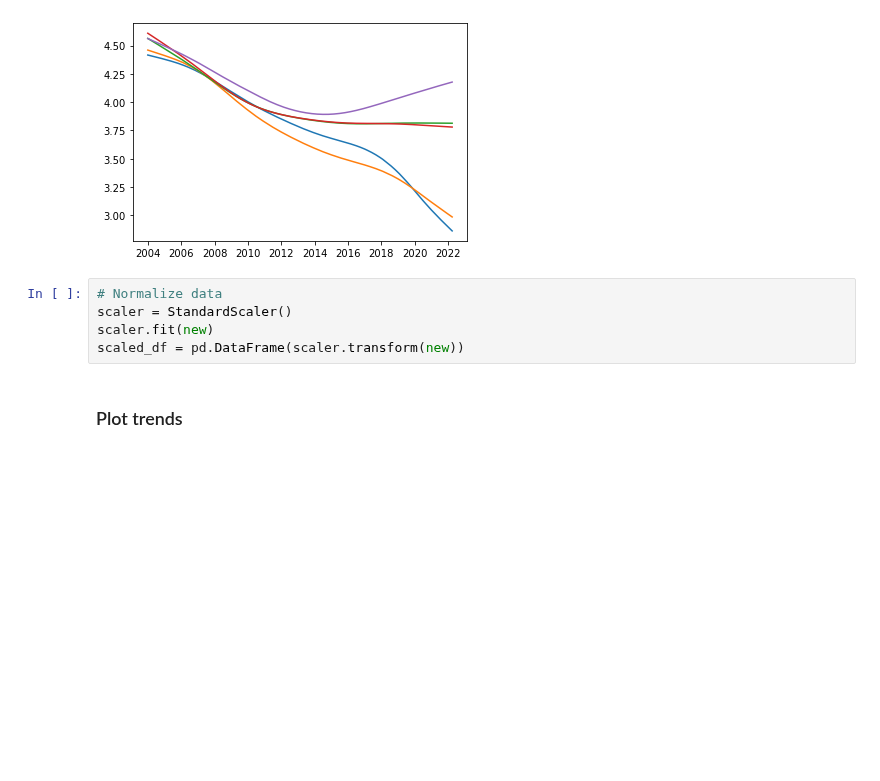
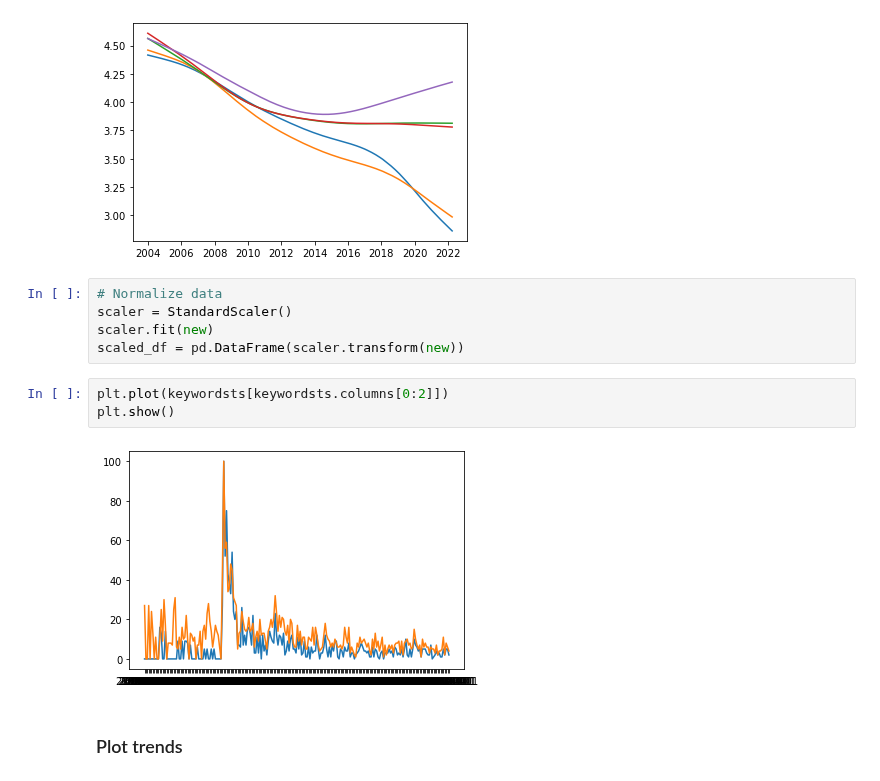
Before and after one commit to ubco-mds-2021-labs/capstone-project-googletrends_capstone, a Jupyter notebook: src/notebooks/gdp_notebook.ipynb, the cells around one changed output. Drawn from its saved outputs; the diff is of its cells as text; blank space fills up the shorter version.

```diff
--- a/src/notebooks/gdp_notebook.ipynb
+++ b/src/notebooks/gdp_notebook.ipynb
@@ -288,6 +359,11 @@ plt.show()
 scaler = StandardScaler()
 scaler.fit(new)
 scaled_df = pd.DataFrame(scaler.transform(new))
+# %%
+plt.plot(keywordsts[keywordsts.columns[0:2]])
+plt.show()
+# %% [output]
+[figure, added]
 # %% [markdown]
 ### Plot trends
 # %%
```
Also changed, not shown: parts of 13 cells of this notebook.
